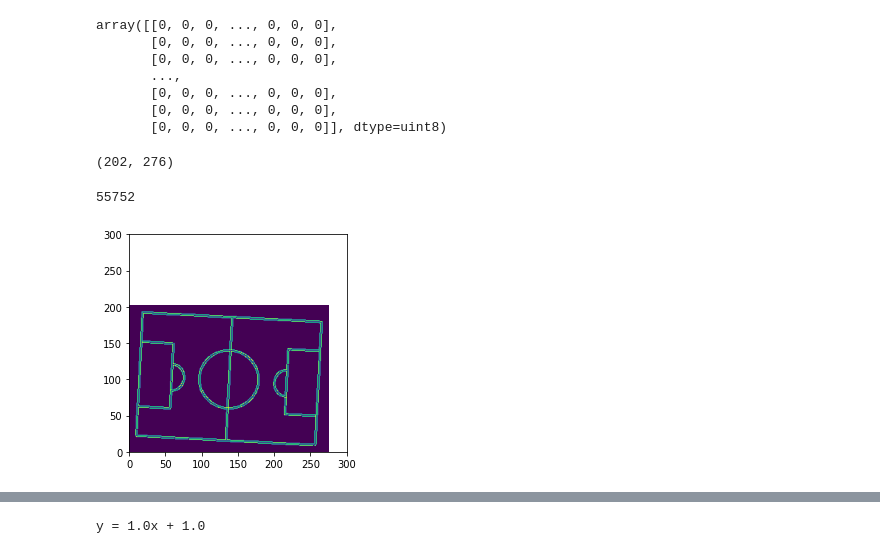
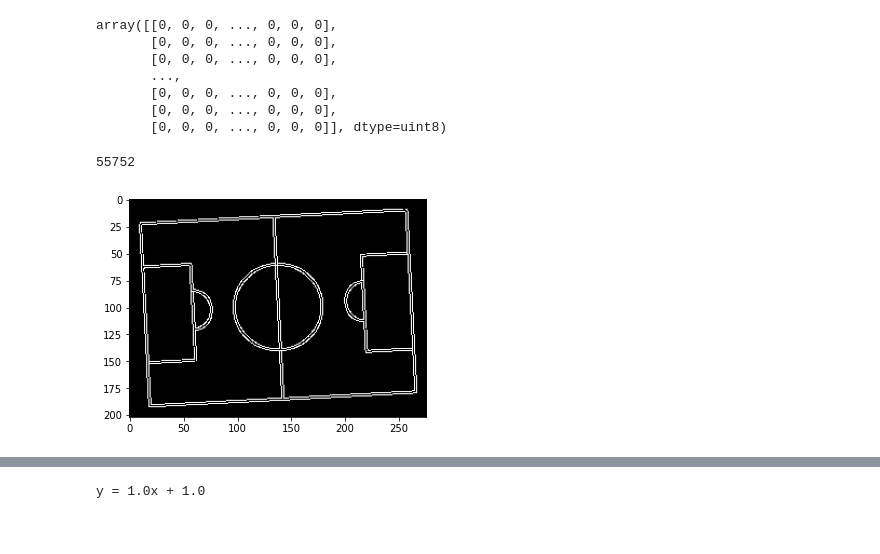
Before and after one commit to jmartinezmattos/computerVision, a Jupyter notebook: ejercicio1/ejercicio1.ipynb, the cells around one changed output, grey strips where cells are left out. Drawn from its saved outputs; the diff is of its cells as text; code cells hidden in the pictures.

```diff
--- a/ejercicio1/ejercicio1.ipynb
+++ b/ejercicio1/ejercicio1.ipynb
@@ -24,8 +23,8 @@ img_gauss = cv2.GaussianBlur(img,(filter_size,filter_size), sigmaX=1)
 #cv2.destroyAllWindows()
 # %%
 ##https://docs.opencv.org/3.4/da/d22/tutorial_py_canny.html
-img = cv.imread('football.png',0)
-edges = cv.Canny(img,100,200)
+img = cv2.imread('football.png',0)
+edges = cv2.Canny(img,100,200)
 
 plt.subplot(121),plt.imshow(img,cmap = 'gray')
 plt.title('Original Image'), plt.xticks([]), plt.yticks([])
@@ -45,12 +44,15 @@ array([[0, 0, 0, ..., 0, 0, 0],
        [0, 0, 0, ..., 0, 0, 0],
        [0, 0, 0, ..., 0, 0, 0]], dtype=uint8)
 # %%
-print(edges.shape)
-plt.imshow(edges)
-plt.axis([0, 300, 0, 300])
+shape = edges.shape
+
+width = shape[0]
+length = shape[1]
+
+plt.imshow(edges,cmap = 'gray')
+# plt.axis([0, 300, 0, 300])
 202*276
 # %% [output]
-(202, 276)
+55752
-55752
-[figure, old version]
+[figure, new version]
 # %%
```
Also changed, not shown: parts of 10 cells of this notebook.
